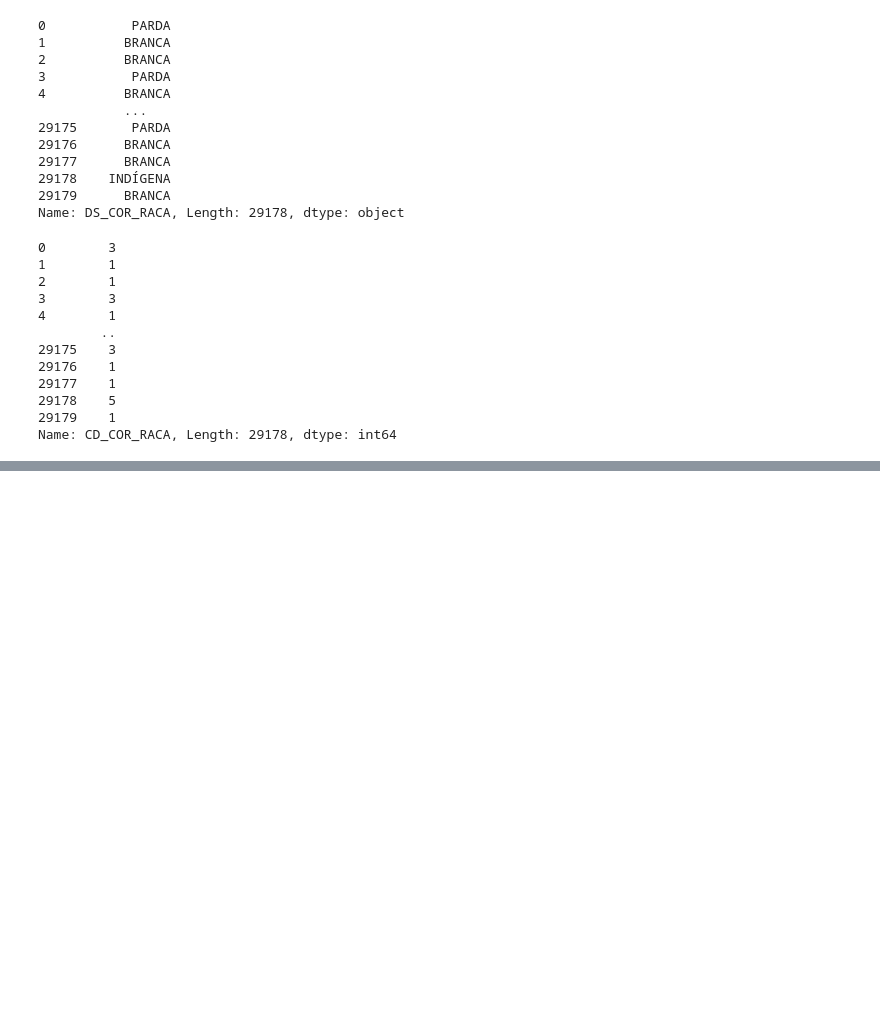
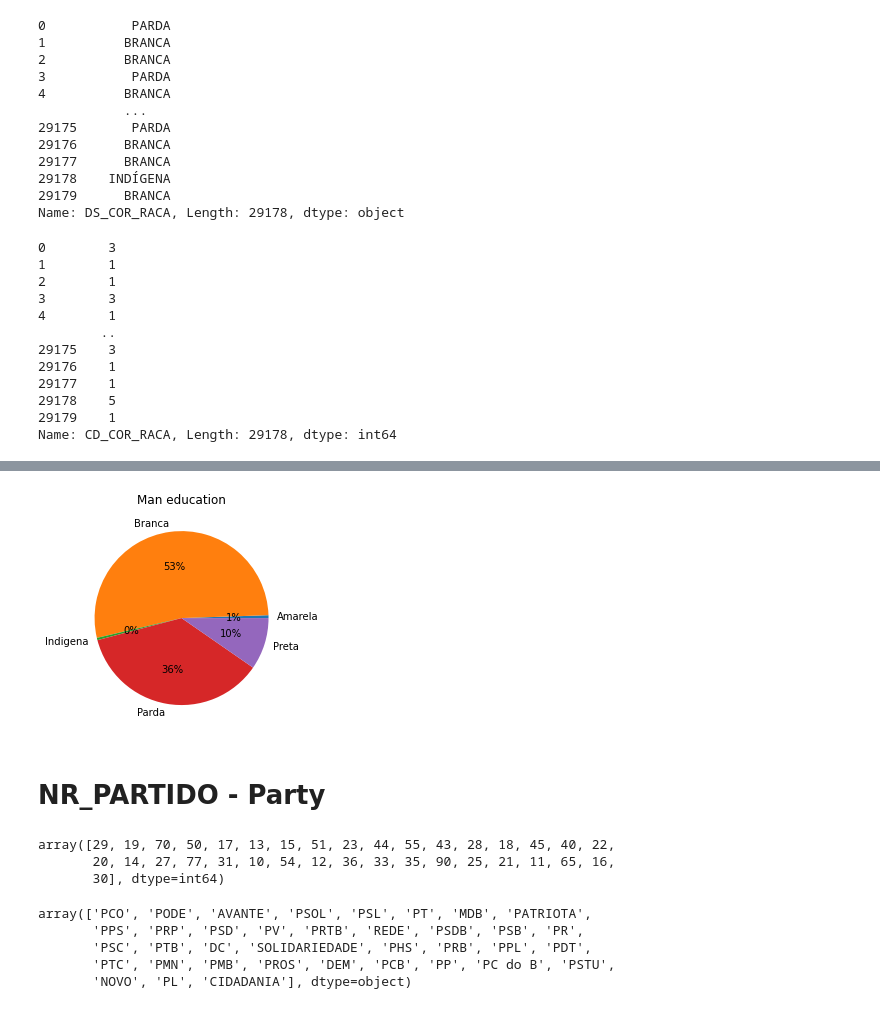
Before and after one commit to flaakira/Project--exercises, a Jupyter notebook: python/Brazil_elections_2018.ipynb, the cells around one changed output, grey strips where cells are left out. Drawn from its saved outputs; the diff is of its cells as text; code cells hidden in the pictures; blank space fills up the shorter version.

```diff
--- a/python/Brazil_elections_2018.ipynb
+++ b/python/Brazil_elections_2018.ipynb
@@ -516,0 +352,3 @@ plt.show()
+# %%
+dt6_M=dt6.loc[dt6['genero']=='MASCULINO']
+dt6_M
@@ -516,0 +370,24 @@ plt.show()
+# %%
+mylabels = ["Amarela", "Branca", "Indigena","Parda","Preta "]
+
+plt.pie(dt6_M['gender'], labels = mylabels, autopct='%1.0f%%')
+plt.title('Man education')
+plt.show()
+# %% [output]
+[figure, added]
+# %% [markdown]
+# NR_PARTIDO - Party
+# %%
+dataframe['NR_PARTIDO'].unique()
+# %% [output]
+array([29, 19, 70, 50, 17, 13, 15, 51, 23, 44, 55, 43, 28, 18, 45, 40, 22,
+       20, 14, 27, 77, 31, 10, 54, 12, 36, 33, 35, 90, 25, 21, 11, 65, 16,
+       30], dtype=int64)
+# %%
+dataframe['SG_PARTIDO'].unique()
+# %% [output]
+array(['PCO', 'PODE', 'AVANTE', 'PSOL', 'PSL', 'PT', 'MDB', 'PATRIOTA',
+       'PPS', 'PRP', 'PSD', 'PV', 'PRTB', 'REDE', 'PSDB', 'PSB', 'PR',
+       'PSC', 'PTB', 'DC', 'SOLIDARIEDADE', 'PHS', 'PRB', 'PPL', 'PDT',
+       'PTC', 'PMN', 'PMB', 'PROS', 'DEM', 'PCB', 'PP', 'PC do B', 'PSTU',
+       'NOVO', 'PL', 'CIDADANIA'], dtype=object)
```
Also changed, not shown: parts of 68 cells of this notebook.
